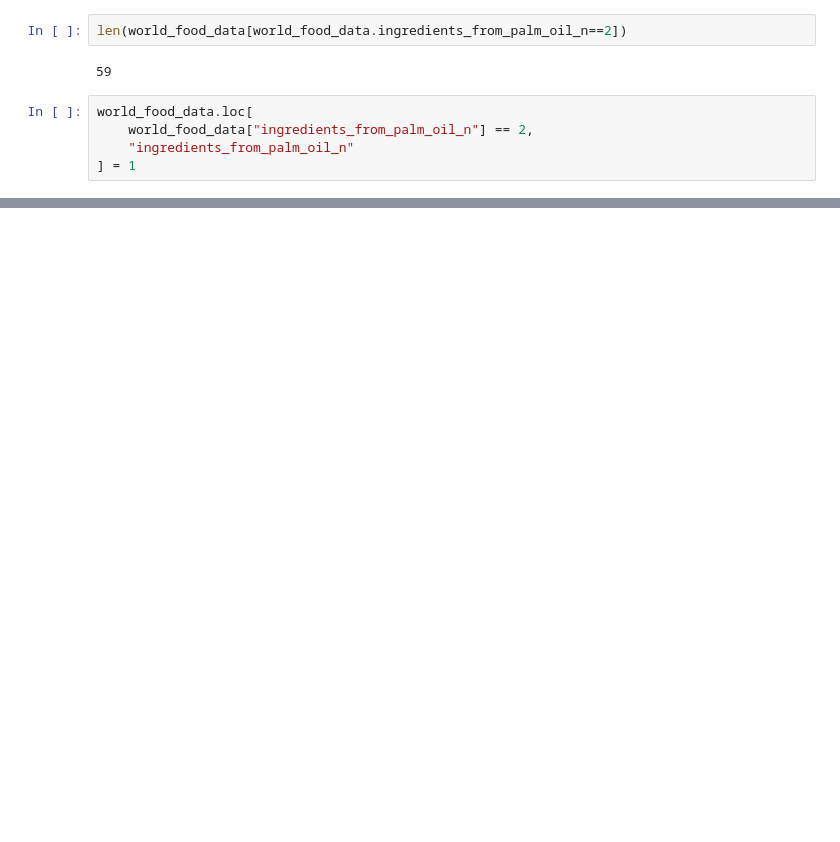
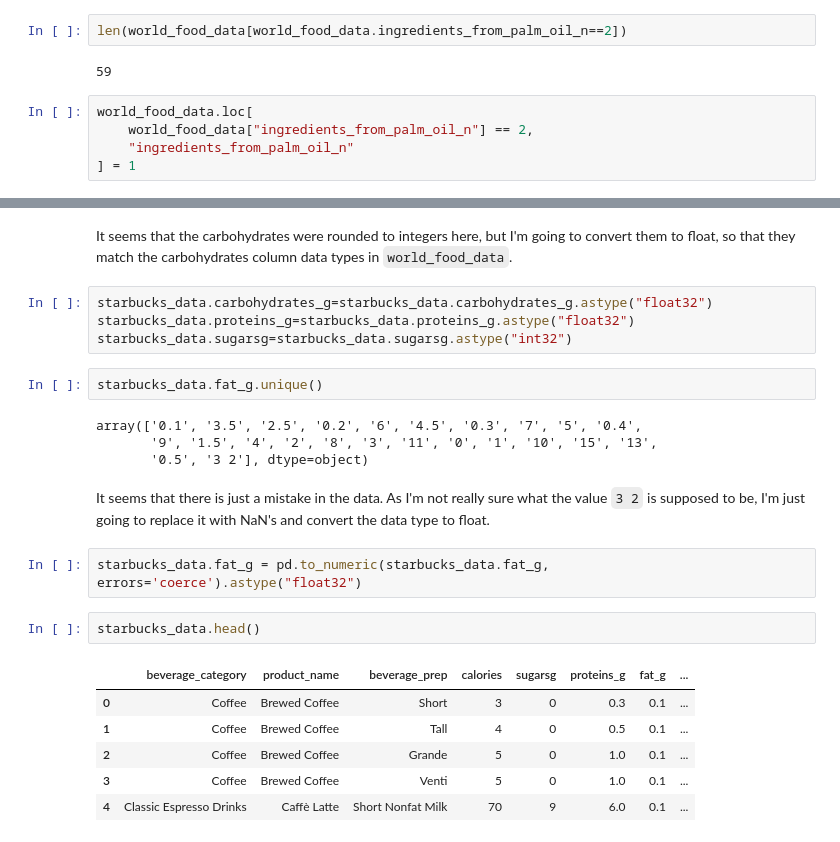
Before and after one commit to td041/e2eML, a Jupyter notebook: src/notebooks/eda.ipynb, the cells around one changed output, grey strips where cells are left out. Saved outputs shown, nothing was run; the diff lists cells and outputs as text; blank space fills up the shorter version.

```diff
--- a/src/notebooks/eda.ipynb
+++ b/src/notebooks/eda.ipynb
@@ -346,0 +439,25 @@ array([0, 1])
+# %% [markdown]
+It seems that the carbohydrates were rounded to integers here, but I'm going to convert them to float, so that they match the carbohydrates column data types in `world_food_data`.
+# %%
+starbucks_data.carbohydrates_g=starbucks_data.carbohydrates_g.astype("float32")
+starbucks_data.proteins_g=starbucks_data.proteins_g.astype("float32")
+starbucks_data.sugarsg=starbucks_data.sugarsg.astype("int32")
+# %%
+starbucks_data.fat_g.unique()
+# %% [output]
+array(['0.1', '3.5', '2.5', '0.2', '6', '4.5', '0.3', '7', '5', '0.4',
+       '9', '1.5', '4', '2', '8', '3', '11', '0', '1', '10', '15', '13',
+       '0.5', '3 2'], dtype=object)
+# %% [markdown]
+It seems that there is just a mistake in the data. As I'm not really sure what the value `3 2` is supposed to be, I'm just going to replace it with NaN's and convert the data type to float.
+# %%
+starbucks_data.fat_g = pd.to_numeric(starbucks_data.fat_g, errors='coerce').astype("float32")
+# %%
+starbucks_data.head()
+# %% [output]
+|  | beverage_category | product_name | beverage_prep | calories | sugarsg | proteins_g | fat_g | ... |
+| 0 | Coffee | Brewed Coffee | Short | 3 | 0 | 0.3 | 0.1 | ... |
+| 1 | Coffee | Brewed Coffee | Tall | 4 | 0 | 0.5 | 0.1 | ... |
+| 2 | Coffee | Brewed Coffee | Grande | 5 | 0 | 1.0 | 0.1 | ... |
+| 3 | Coffee | Brewed Coffee | Venti | 5 | 0 | 1.0 | 0.1 | ... |
+| 4 | Classic Espresso Drinks | Caffè Latte | Short Nonfat Milk | 70 | 9 | 6.0 | 0.1 | ... |
```
Also changed, not shown: parts of 18 cells of this notebook.
